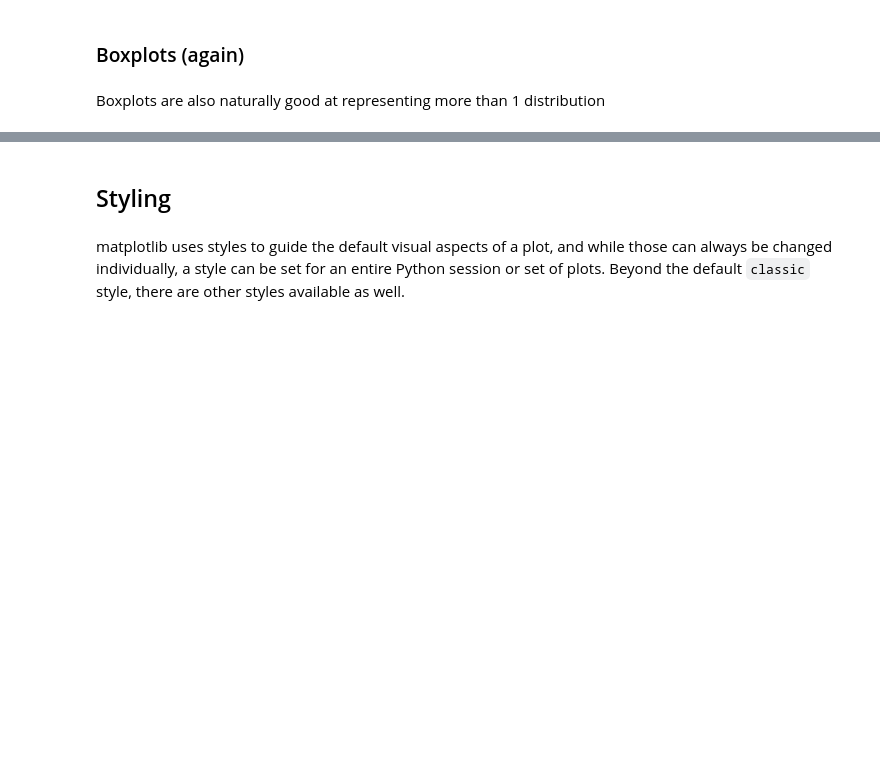
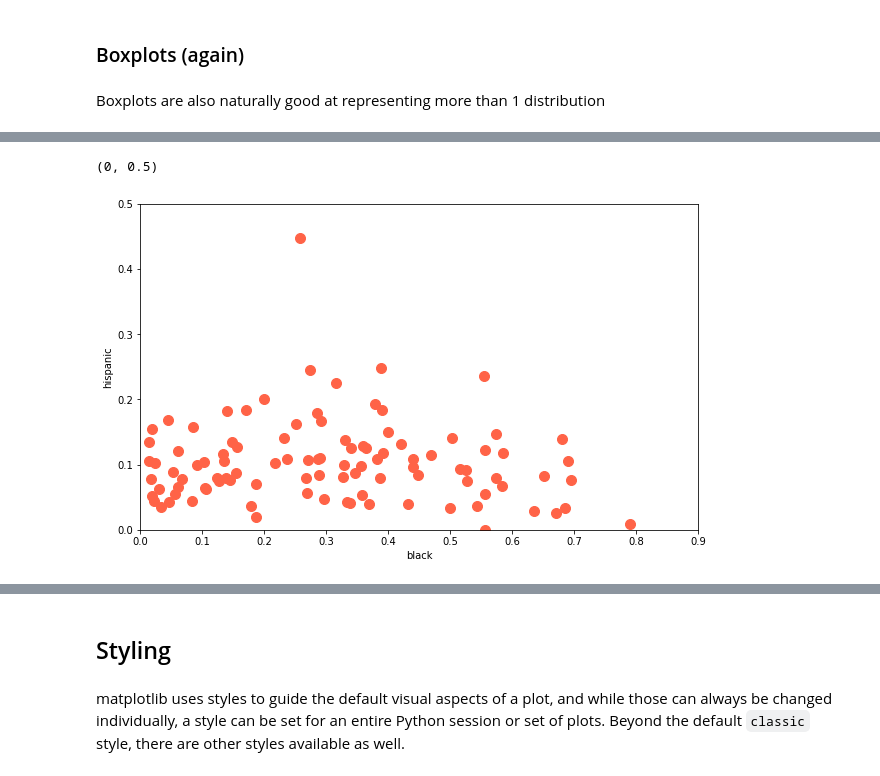
Before and after one commit to NCSU-Libraries/data-viz-workshops, a Jupyter notebook: Data_Vizualization_with_Python/data_visualization.ipynb, the cells around one changed output, grey strips where cells are left out. Saved outputs shown, nothing was run; the diff lists cells and outputs as text; code cells hidden in the pictures; blank space fills up the shorter version.

```diff
--- a/Data_Vizualization_with_Python/data_visualization.ipynb
+++ b/Data_Vizualization_with_Python/data_visualization.ipynb
@@ -678,6 +684,9 @@ Output image should look something like this:
 </p>
 </div>
 # %%
-ax = stops_county.plot.scatter(x='pct_white_stopped', y='pct_black_stopped', s=100, color='red')
-ax.set_xlim([.1, .3])
-ax.set_ylim([.1, .3])
+ax = arrests.plot.scatter(x='black', y='hispanic', s=100, c='tomato')
+ax.set_xlim([0, .9])
+ax.set_ylim([0, .5])
+# %% [output]
+(0, 0.5)
+[figure, added]
```
Also changed, not shown: parts of 28 cells of this notebook.
